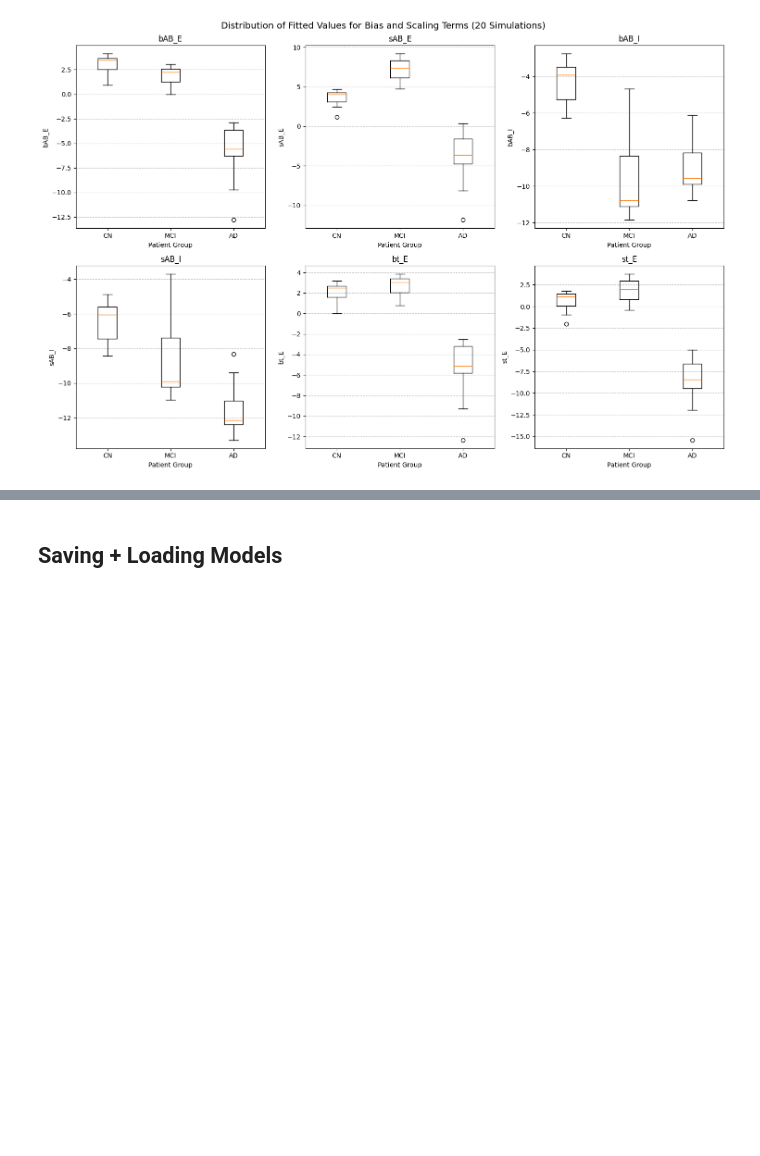
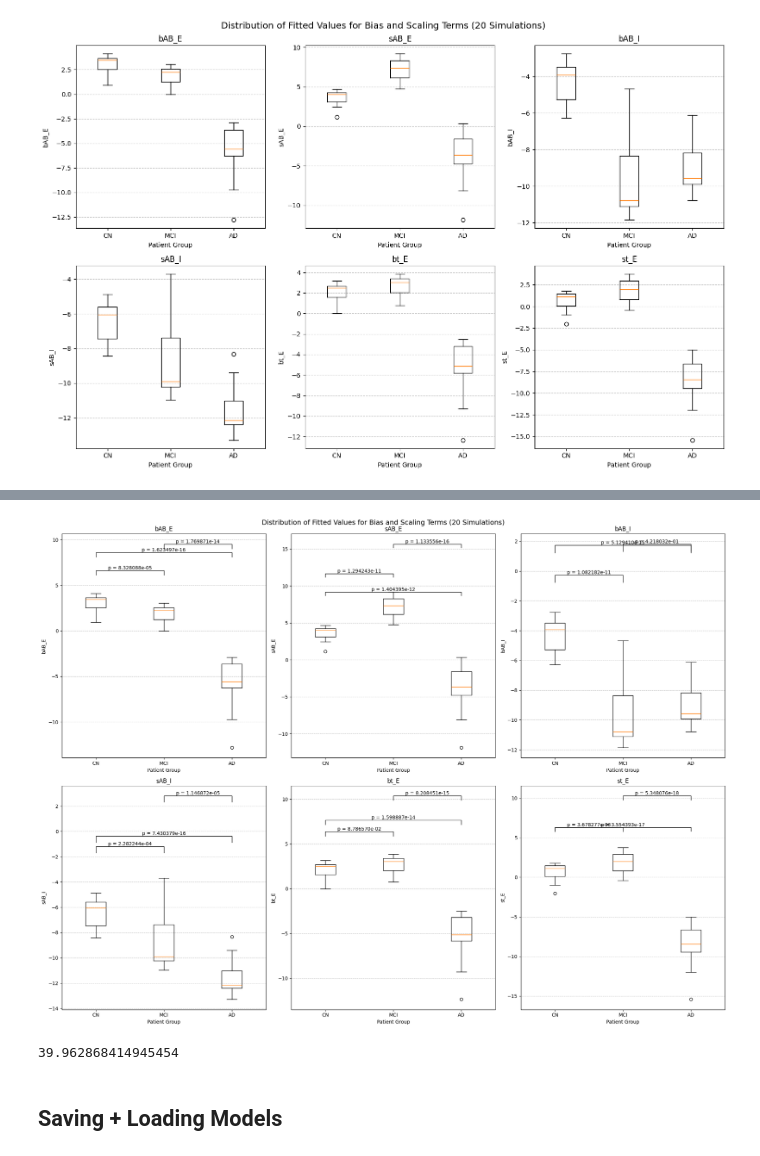
Before and after one commit to dChakr/ad_modelling_fyp, a Jupyter notebook: whole_brain_models/fit_abt_rww.ipynb, the cells around one changed output, grey strips where cells are left out. Saved outputs shown, nothing was run; the diff lists cells and outputs as text; code cells hidden in the pictures; blank space fills up the shorter version.

```diff
--- a/whole_brain_models/fit_abt_rww.ipynb
+++ b/whole_brain_models/fit_abt_rww.ipynb
@@ -508,3 +591,65 @@ for whisker in whiskers:
+# %%
+fig, ax = plt.subplots(2, 3, figsize=(20, 15))
+fig.suptitle('Distribution of Fitted Values for Bias and Scaling Terms (20 Simulations)', fontsize=14)
+
+ax[0,0].boxplot(bAB_Es, labels=groups)
+ax[0,0].set_title('bAB_E')
+ax[0,0].set_xlabel('Patient Group')
+ax[0,0].set_ylabel('bAB_E')
+ax[0,0].grid(axis='y', linestyle='--', alpha=0.7)
+value_dict, pvals_corrected = calculate_p_value(bAB_Es, groups)
+add_p_vals(ax[0,0], pvals_corrected, groups, value_dict)
+
+ax[0,1].boxplot(sAB_Es, labels=groups)
+ax[0,1].set_title('sAB_E')
+ax[0,1].set_xlabel('Patient Group')
+ax[0,1].set_ylabel('sAB_E')
+ax[0,1].grid(axis='y', linestyle='--', alpha=0.7)
+value_dict, pvals_corrected = calculate_p_value(sAB_Es, groups)
+add_p_vals(ax[0,1], pvals_corrected, groups, value_dict)
+
+ax[0,2].boxplot(bAB_Is, labels=groups)
+ax[0,2].set_title('bAB_I')
+ax[0,2].set_xlabel('Patient Group')
+ax[0,2].set_ylabel('bAB_I')
+ax[0,2].grid(axis='y', linestyle='--', alpha=0.7)
+value_dict, pvals_corrected = calculate_p_value(bAB_Is, groups)
+add_p_vals(ax[0,2], pvals_corrected, groups, value_dict)
+
+ax[1,0].boxplot(sAB_Is, labels=groups)
+ax[1,0].set_title('sAB_I')
+ax[1,0].set_xlabel('Patient Group')
+ax[1,0].set_ylabel('sAB_I')
+ax[1,0].grid(axis='y', linestyle='--', alpha=0.7)
+value_dict, pvals_corrected = calculate_p_value(sAB_Is, groups)
+add_p_vals(ax[1,0], pvals_corrected, groups, value_dict)
+
+ax[1,1].boxplot(bt_Es, labels=groups)
+ax[1,1].set_title('bt_E')
+ax[1,1].set_xlabel('Patient Group')
+ax[1,1].set_ylabel('bt_E')
+ax[1,1].grid(axis='y', linestyle='--', alpha=0.7)
+value_dict, pvals_corrected = calculate_p_value(bt_Es, groups)
+add_p_vals(ax[1,1], pvals_corrected, groups, value_dict)
+
+ax[1,2].boxplot(st_Es, labels=groups)
+ax[1,2].set_title('st_E')
+ax[1,2].set_xlabel('Patient Group')
+ax[1,2].set_ylabel('st_E')
+ax[1,2].grid(axis='y', linestyle='--', alpha=0.7)
+value_dict, pvals_corrected = calculate_p_value(st_Es, groups)
+add_p_vals(ax[1,2], pvals_corrected, groups, value_dict)
+
+plt.tight_layout()
+plt.savefig('fitted_ab_params_boxplot_t_tested.png')
+
+plt.show()
+# %% [output]
+[figure, added]
+# %%
+((0.6031-0.4309)/0.4309) * 100
+# %% [output]
+39.962868414945454
 # %% [markdown]
 ## Saving + Loading Models
 # %%
```
Also changed, not shown: parts of 5 cells of this notebook, 15 other files.
